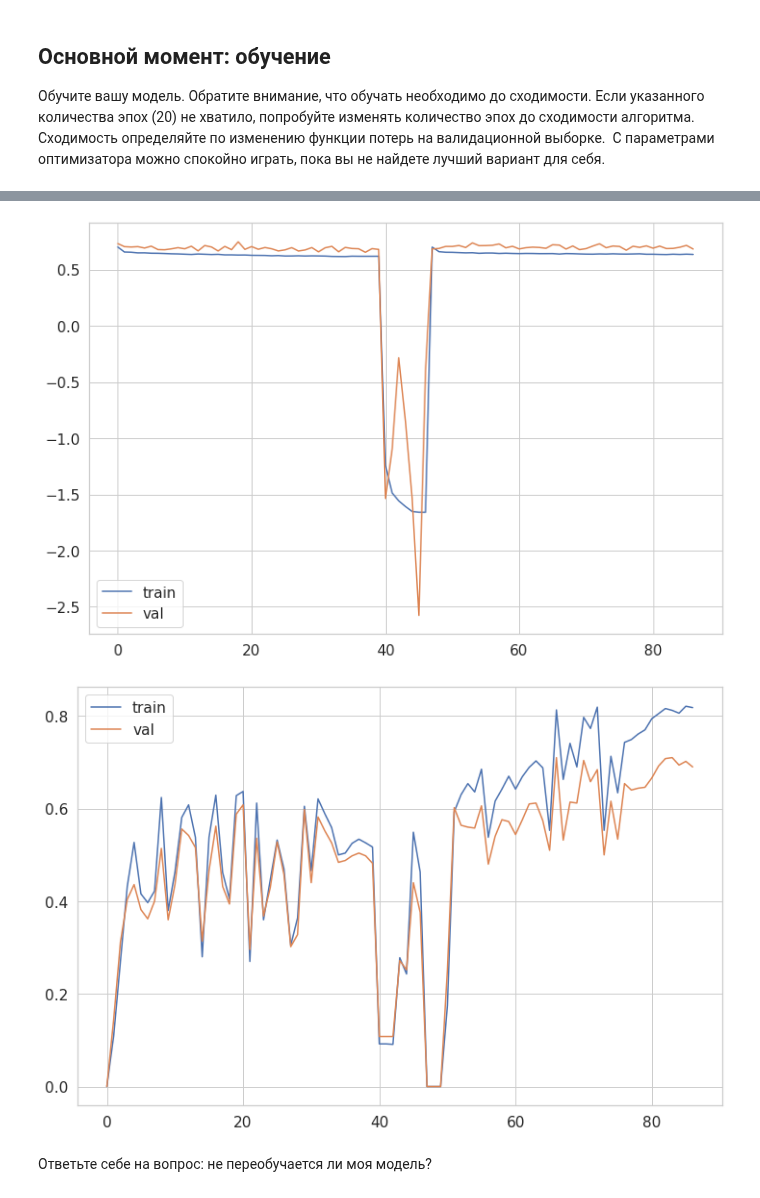
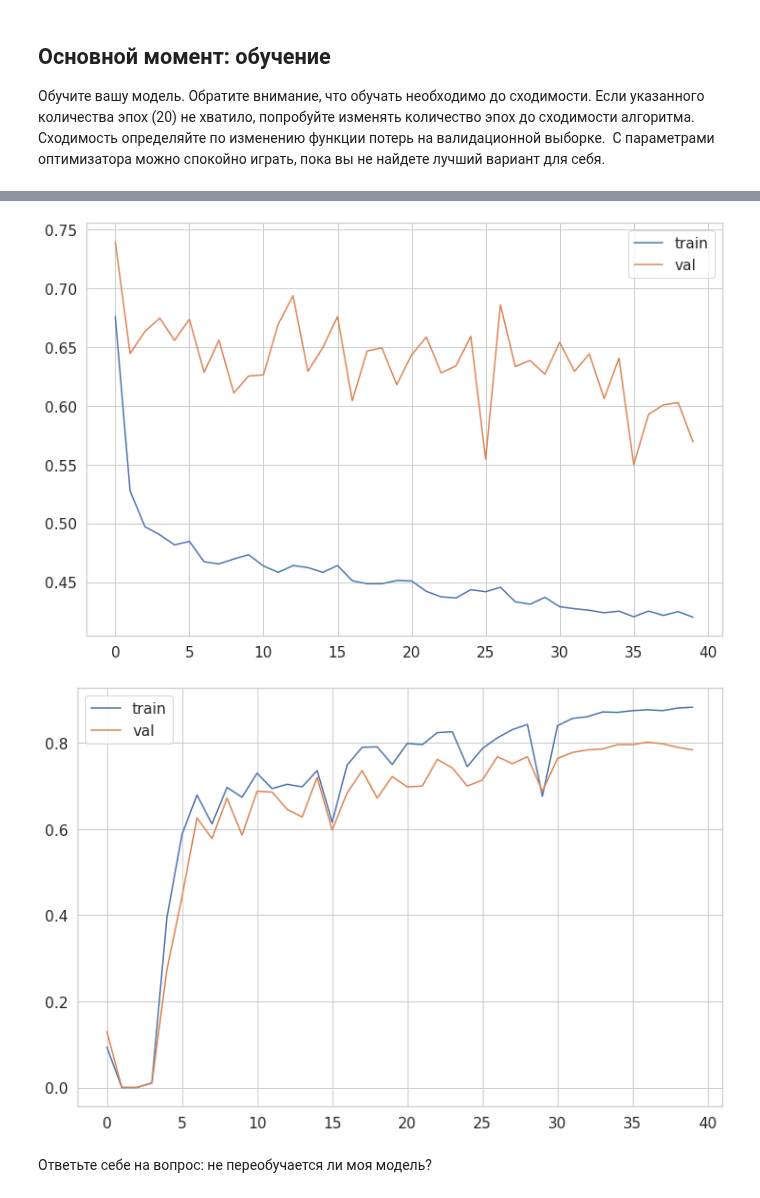
Before and after one commit to prosvirinKir/Deep-Learning-Sckool-term1, a Jupyter notebook: [hw]semantic_segmentation.ipynb, the cells around one changed output, grey strips where cells are left out. Saved outputs shown, nothing was run; the diff lists cells and outputs as text; code cells hidden in the pictures.

```diff
--- a/[hw]semantic_segmentation.ipynb
+++ b/[hw]semantic_segmentation.ipynb
@@ -73,7 +58,7 @@ images = []
 lesions = []
 from skimage.io import imread
 import os
-root = 'PH2Dataset'
+root = 'PH2Dataset/PH2Dataset'
 
 for root, dirs, files in os.walk(os.path.join(root, 'PH2 Dataset images')):
     if root.endswith('_Dermoscopic_Image'):
@@ -286,7 +270,7 @@ class SegNet(nn.Module):
             nn.ReLU(),
             nn.ConvTranspose2d(in_channels=64, out_channels=1, kernel_size=3, padding=1),
             nn.BatchNorm2d(1),
-            nn.Sigmoid()
+            nn.ReLU()
         )
 
     def forward(self, x):
@@ -474,5 +464,5 @@ model = SegNet().to(device)
 max_epochs = 40
 optim = torch.optim.Adam(model.parameters(), lr=1e-4)
 exp_lr_scheduler = lr_scheduler.StepLR(optim, step_size=7, gamma=0.1)
-train(model, optim, bce_loss, max_epochs, data_tr, data_val, exp_lr_scheduler);
+losses = train(model, optim, bce_loss, max_epochs, data_tr, data_val, exp_lr_scheduler);
 # %% [output]
@@ -492,23 +481,21 @@ import seaborn as sns
 sns.set(style="whitegrid", font_scale=1.4)
 
 # Построим график лосса при обучении и валидации
-
-#Ваш код здесь
 plt.figure(figsize=(12, 8))
-plt.plot(history['train_loss'], label="train")
-plt.plot(history['val_loss'], label="val")
+plt.plot(losses['train_loss'], label="train")
+plt.plot(losses['val_loss'], label="val")
 plt.legend()
 plt.show()
 # %% [output]
-[figure, old version]
+[figure, new version]
 # %%
 plt.figure(figsize=(12, 8))
-plt.plot(history['train_score'], label="train")
-plt.plot(history['val_score'], label="val")
+plt.plot(losses['train_score'], label="train")
+plt.plot(losses['val_score'], label="val")
 plt.legend()
 plt.show()
 # %% [output]
-[figure, old version]
+[figure, new version]
 # %% [markdown]
 Ответьте себе на вопрос: не переобучается ли моя модель?
 # %% [markdown]
```
Also changed, not shown: parts of 17 cells of this notebook.
